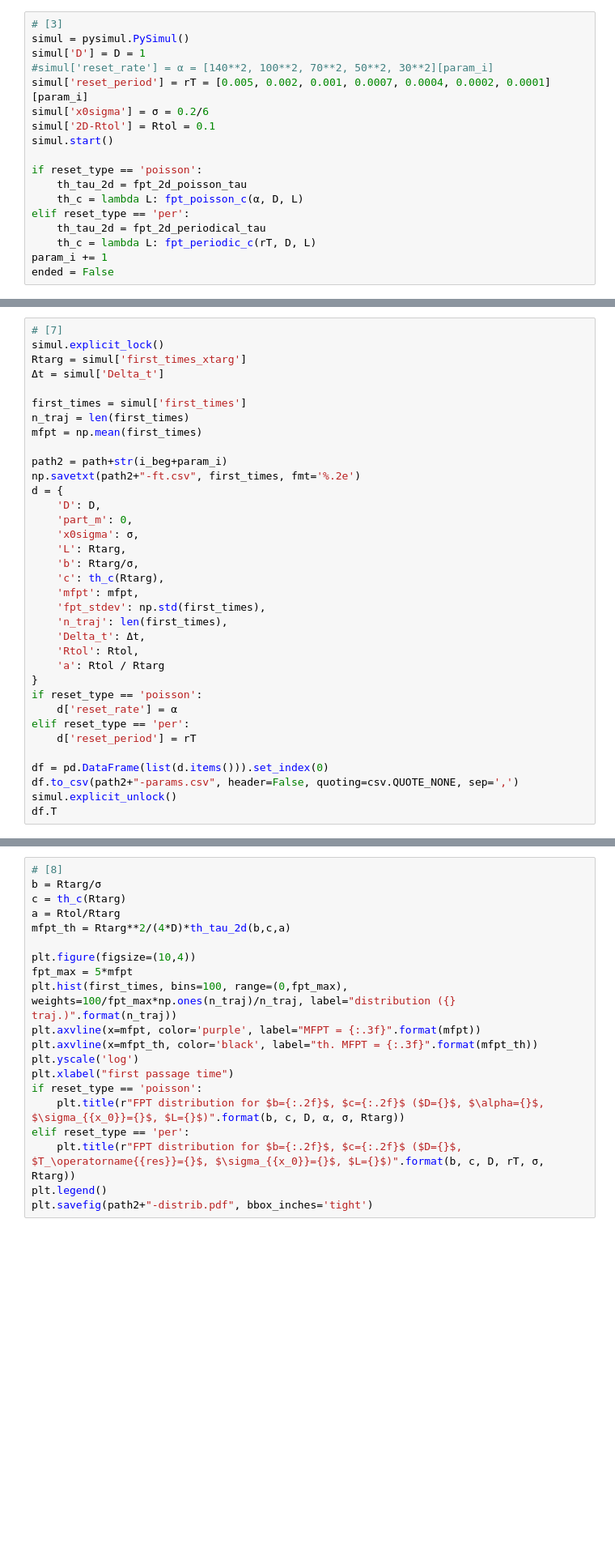
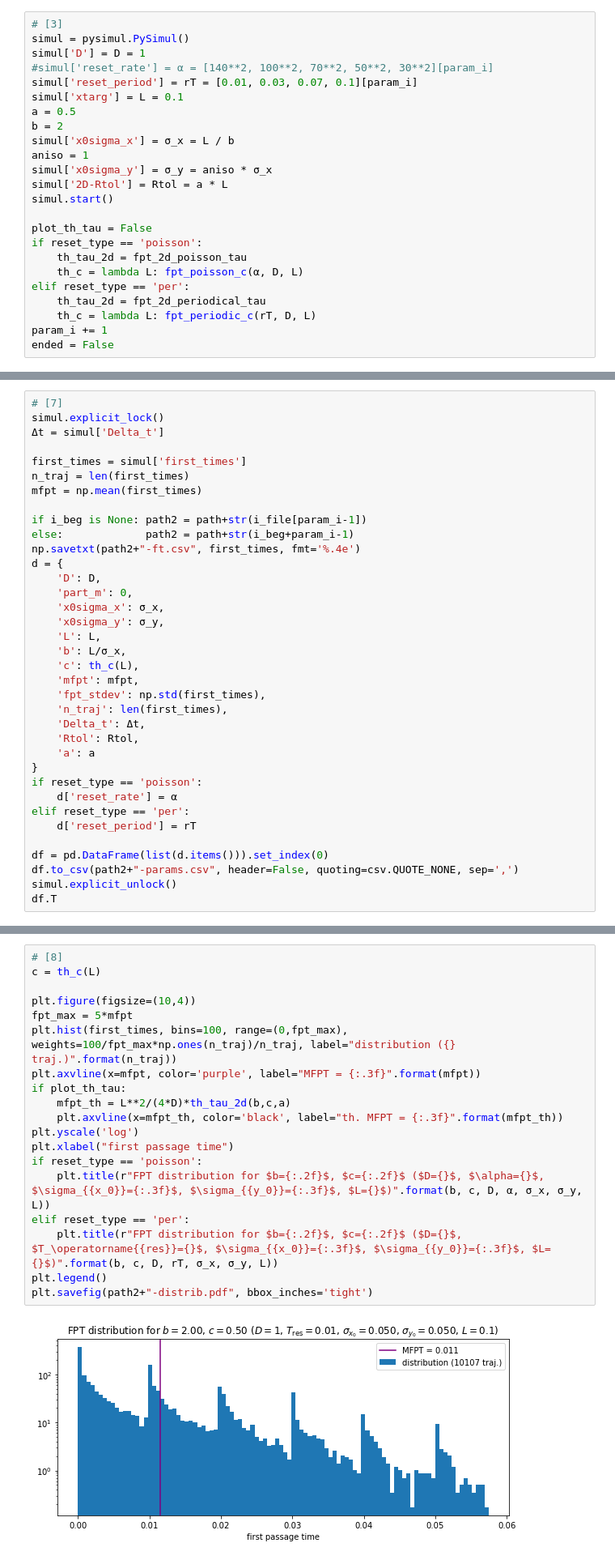
Before and after one commit to xif-fr/BrownianMotion, a Jupyter notebook: langevin-mfpt/ft-simplified2d-automated.ipynb, the cells around one changed output, grey strips where cells are left out. Shown at 81% size. Cells and saved outputs as stored; diff of their text form; blank space fills up the shorter version.

Commit message:
cleanup and refactoring; some 2D FPT distribs

```diff
--- a/langevin-mfpt/ft-simplified2d-automated.ipynb
+++ b/langevin-mfpt/ft-simplified2d-automated.ipynb
@@ -20,11 +21,17 @@ param_i = 0
 simul = pysimul.PySimul()
 simul['D'] = D = 1
 #simul['reset_rate'] = α = [140**2, 100**2, 70**2, 50**2, 30**2][param_i]
-simul['reset_period'] = rT = [0.005, 0.002, 0.001, 0.0007, 0.0004, 0.0002, 0.0001][param_i]
-simul['x0sigma'] = σ = 0.2/6
-simul['2D-Rtol'] = Rtol = 0.1
+simul['reset_period'] = rT = [0.01, 0.03, 0.07, 0.1][param_i]
+simul['xtarg'] = L = 0.1
+a = 0.5
+b = 2
+simul['x0sigma_x'] = σ_x = L / b
+aniso = 1
+simul['x0sigma_y'] = σ_y = aniso * σ_x
+simul['2D-Rtol'] = Rtol = a * L
 simul.start()
 
+plot_th_tau = False
 if reset_type == 'poisson':
     th_tau_2d = fpt_2d_poisson_tau
     th_c = lambda L: fpt_poisson_c(α, D, L)
@@ -61,28 +72,29 @@ param_i-1, simul['n_trajectories']
 # %%
 # [7]
 simul.explicit_lock()
-Rtarg = simul['first_times_xtarg']
 Δt = simul['Delta_t']
 
 first_times = simul['first_times']
 n_traj = len(first_times)
 mfpt = np.mean(first_times)
 
-path2 = path+str(i_beg+param_i)
-np.savetxt(path2+"-ft.csv", first_times, fmt='%.2e')
+if i_beg is None: path2 = path+str(i_file[param_i-1])
+else:             path2 = path+str(i_beg+param_i-1)
+np.savetxt(path2+"-ft.csv", first_times, fmt='%.4e')
 d = {
     'D': D,
     'part_m': 0,
-    'x0sigma': σ,
-    'L': Rtarg,
-    'b': Rtarg/σ,
-    'c': th_c(Rtarg),
+    'x0sigma_x': σ_x,
+    'x0sigma_y': σ_y,
+    'L': L,
+    'b': L/σ_x,
+    'c': th_c(L),
     'mfpt': mfpt,
     'fpt_stdev': np.std(first_times),
     'n_traj': len(first_times),
     'Delta_t': Δt,
     'Rtol': Rtol,
-    'a': Rtol / Rtarg
+    'a': a
 }
 if reset_type == 'poisson':
     d['reset_rate'] = α
@@ -96,23 +111,24 @@ df.T
 # %%
 # [8]
-b = Rtarg/σ
-c = th_c(Rtarg)
-a = Rtol/Rtarg
-mfpt_th = Rtarg**2/(4*D)*th_tau_2d(b,c,a)
+c = th_c(L)
 
 plt.figure(figsize=(10,4))
 fpt_max = 5*mfpt
 plt.hist(first_times, bins=100, range=(0,fpt_max), weights=100/fpt_max*np.ones(n_traj)/n_traj, label="distribution ({} traj.)".format(n_traj))
 plt.axvline(x=mfpt, color='purple', label="MFPT = {:.3f}".format(mfpt))
-plt.axvline(x=mfpt_th, color='black', label="th. MFPT = {:.3f}".format(mfpt_th))
+if plot_th_tau:
+    mfpt_th = L**2/(4*D)*th_tau_2d(b,c,a)
+    plt.axvline(x=mfpt_th, color='black', label="th. MFPT = {:.3f}".format(mfpt_th))
 plt.yscale('log')
 plt.xlabel("first passage time")
 if reset_type == 'poisson':
-    plt.title(r"FPT distribution for $b={:.2f}$, $c={:.2f}$ ($D={}$, $\alpha={}$, $\sigma_{{x_0}}={}$, $L={}$)".format(b, c, D, α, σ, Rtarg))
+    plt.title(r"FPT distribution for $b={:.2f}$, $c={:.2f}$ ($D={}$, $\alpha={}$, $\sigma_{{x_0}}={:.3f}$, $\sigma_{{y_0}}={:.3f}$, $L={}$)".format(b, c, D, α, σ_x, σ_y, L))
 elif reset_type == 'per':
-    plt.title(r"FPT distribution for $b={:.2f}$, $c={:.2f}$ ($D={}$, $T_\operatorname{{res}}={}$, $\sigma_{{x_0}}={}$, $L={}$)".format(b, c, D, rT, σ, Rtarg))
+    plt.title(r"FPT distribution for $b={:.2f}$, $c={:.2f}$ ($D={}$, $T_\operatorname{{res}}={}$, $\sigma_{{x_0}}={:.3f}$, $\sigma_{{y_0}}={:.3f}$, $L={}$)".format(b, c, D, rT, σ_x, σ_y, L))
 plt.legend()
 plt.savefig(path2+"-distrib.pdf", bbox_inches='tight')
+# %% [output]
+[figure, added]
 # %%
 # [9]
 simul.end()
```
Also changed, not shown: parts of 6 cells of this notebook, 5 other files.
